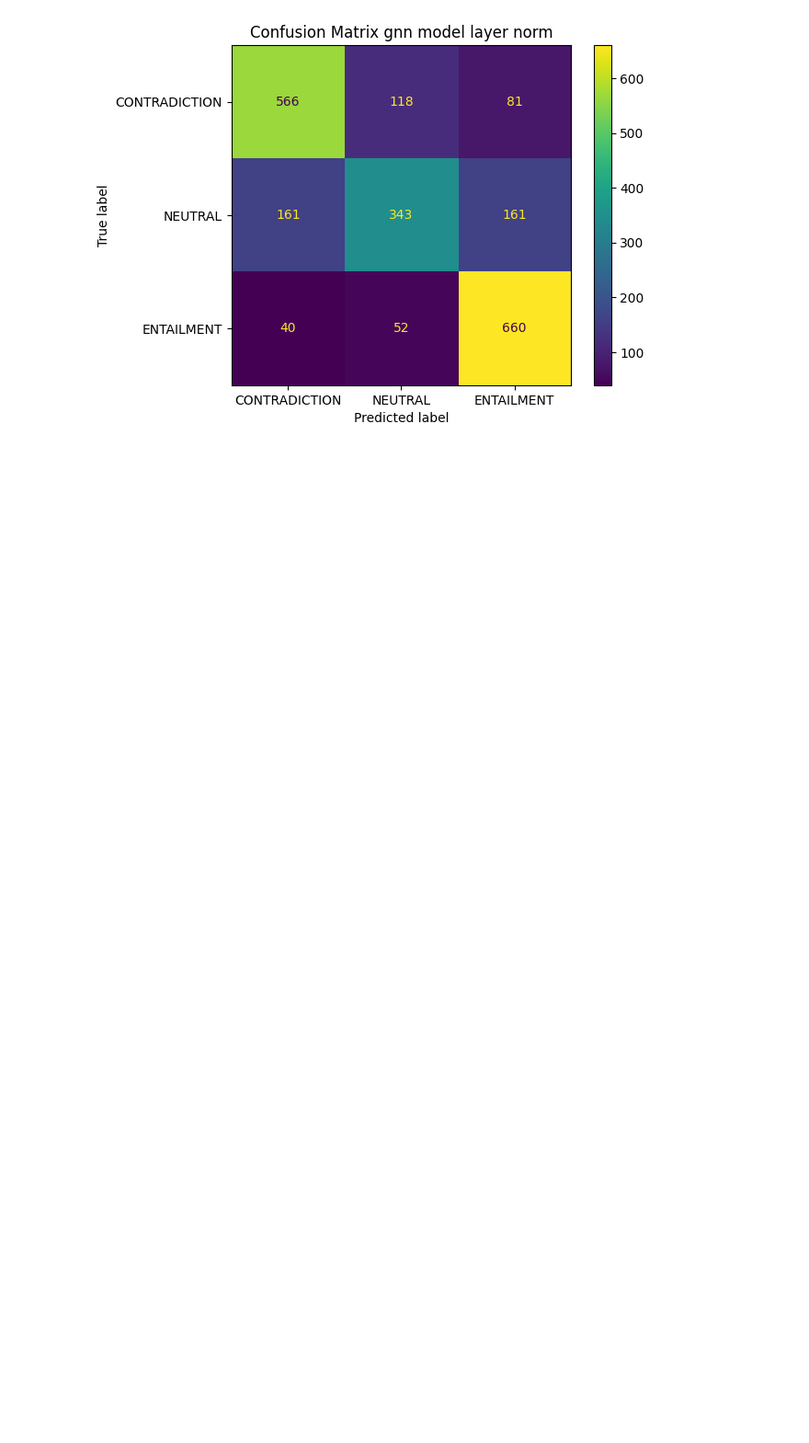
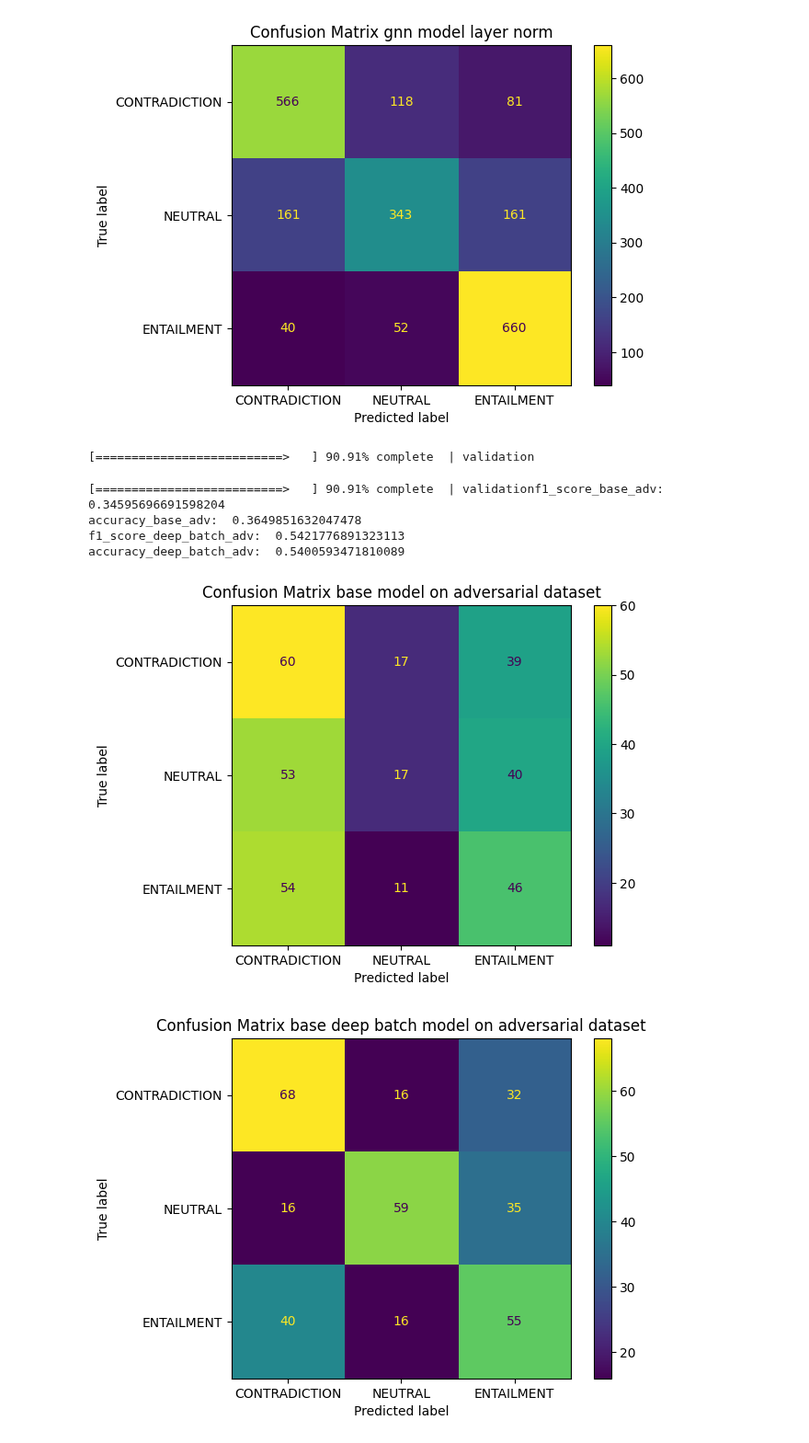
Before and after one commit to monteleone-1883922/hw2_nlp, a Jupyter notebook: main.ipynb, the cells around one changed output. Shown at 92% size. Cells and saved outputs as stored; diff of their text form; code cells hidden in the pictures; blank space fills up the shorter version.

Commit message:
fixed errors for testing adversarial

```diff
--- a/main.ipynb
+++ b/main.ipynb
@@ -62,6 +62,8 @@ from nltk.corpus import stopwords
 from torch_geometric.nn import GATv2Conv
 from torch_geometric.nn.norm import LayerNorm, BatchNorm
 import torch.nn.init as init
+
+DEVICE = 'cuda' if torch.cuda.is_available() else 'cpu'
 # %% [output]
 [nltk_data] Downloading package stopwords to /root/nltk_data...
 [nltk_data]   Package stopwords is already up-to-date!
@@ -1508,41 +1519,49 @@ for title, cm in zip(titles, confusion_matrices):
 [figure]
 [figure]
 # %%
-model_base = RobertaClassifier(False).to(device)
+model_base = RobertaClassifier(False).to(DEVICE)
 
 trainer = Trainer(model_base, None, None, None, nn.CrossEntropyLoss(),'cuda' if torch.cuda.is_available() else 'cpu')#, scheduler = torch.optim.lr_scheduler.MultiStepLR(optimizer,[2],0.2))
 
 
-adv_validation_loss_1, adv_precision_1, adv_recall_1, adv_f1_1, adv_accuracy_1, adv_cm_1 = trainer.validate(test_dataloader=adversarial_dataloader, load_from='simil_1e-5_108-0.7299378113069238.pth')
+adv_validation_loss_1, adv_precision_1, adv_recall_1, adv_f1_1, adv_accuracy_1, adv_cm_1 = trainer.validate(test_dataloader=adversarial_dataloader, load_from='/content/drive/MyDrive/colab/base_1e-4_108-0.7284320746977797.pth')
 
 
 
-model_base_deep_batch = RobertaClassifierDeepBatch(False).to(device)
+model_base_deep_batch = RobertaClassifierDeepBatch(False).to(DEVICE)
 
 trainer.model = model_base_deep_batch
 
-adv_validation_loss_2, adv_precision_2, adv_recall_2, adv_f1_2, adv_accuracy_2, adv_cm_2 = trainer.validate(test_dataloader=adversarial_dataloader, load_from='simil_1e-5_108-0.7299378113069238.pth')
+adv_validation_loss_2, adv_precision_2, adv_recall_2, adv_f1_2, adv_accuracy_2, adv_cm_2 = trainer.validate(test_dataloader=adversarial_dataloader, load_from='/content/drive/MyDrive/colab/deep_base_batch_adamW_5e-5_108-0.7295309063203738.pth')
 
 
-print("f1_score_base_adv: ", adv_f1_1)
+print("\nf1_score_base_adv: ", adv_f1_1)
 # print(f1_2)
 print("accuracy_base_adv: ", adv_accuracy_1)
 
 print("f1_score_deep_batch_adv: ", adv_f1_2)
 # print(f1_2)
 print("accuracy_deep_batch_adv: ", adv_accuracy_2)
 
 disp = ConfusionMatrixDisplay(confusion_matrix=adv_cm_1, display_labels=['CONTRADICTION', 'NEUTRAL','ENTAILMENT' ])
 disp.plot()
 plt.title('Confusion Matrix base model on adversarial dataset')
 plt.savefig('Confusion_Matrix_base_model_on_adversarial_dataset.png')
 
 disp = ConfusionMatrixDisplay(confusion_matrix=adv_cm_2, display_labels=['CONTRADICTION', 'NEUTRAL','ENTAILMENT' ])
 disp.plot()
 plt.title('Confusion Matrix base deep batch model on adversarial dataset')
 plt.savefig('Confusion_Matrix_base_deep_batch_model_on_adversarial_dataset.png')
 
 plt.show()
+# %% [output]
+[==========================>   ] 90.91% complete  | validation
+[==========================>   ] 90.91% complete  | validationf1_score_base_adv:  0.34595696691598204
+accuracy_base_adv:  0.3649851632047478
+f1_score_deep_batch_adv:  0.5421776891323113
+accuracy_deep_batch_adv:  0.5400593471810089
+[figure, added]
+[figure, added]
 # %%
 # del training_set
 
```
Also changed, not shown: parts of 6 cells of this notebook.
